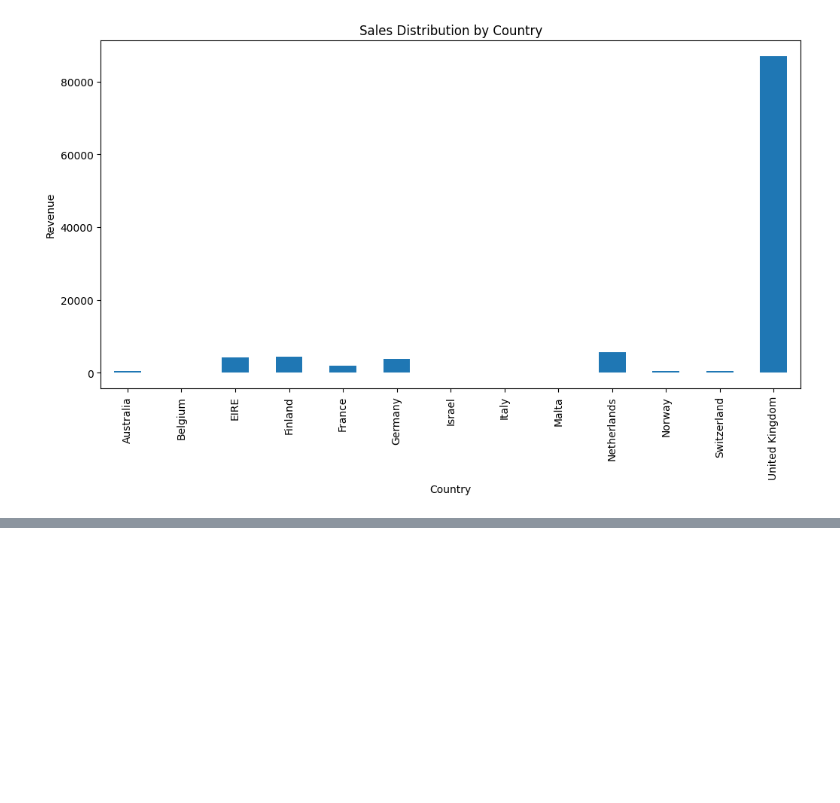
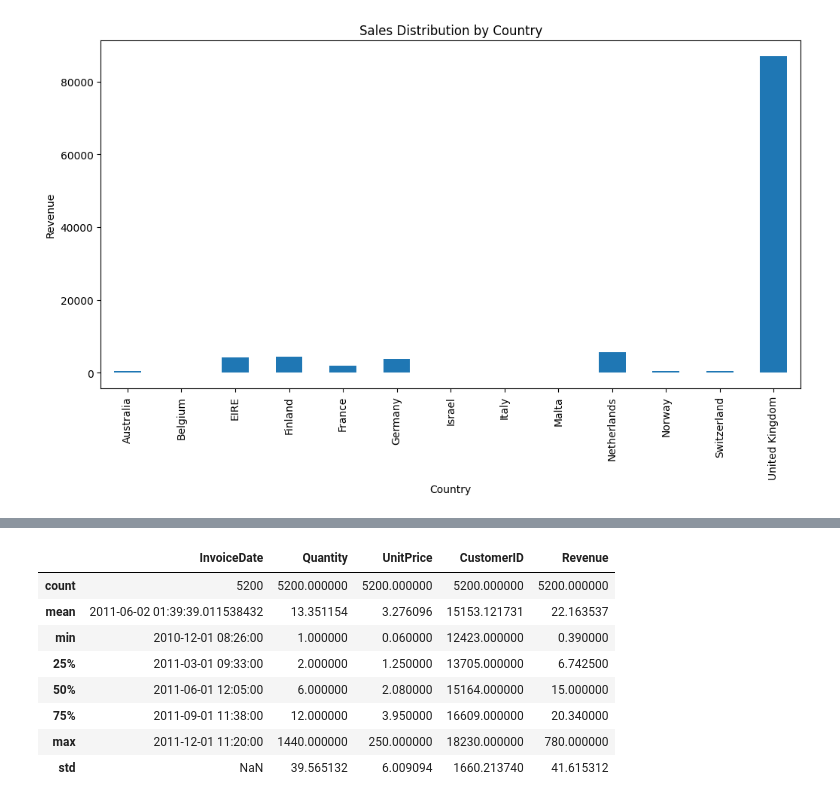
Before and after one commit to Tee-DataA/Online_Retail_Sales_Analysis, a Jupyter notebook: jupyter_notebooks/Sayed_test.ipynb, the cells around one changed output, grey strips where cells are left out. Drawn from its saved outputs; the diff is of its cells as text; code cells hidden in the pictures; blank space fills up the shorter version.

```diff
--- a/jupyter_notebooks/Sayed_test.ipynb
+++ b/jupyter_notebooks/Sayed_test.ipynb
@@ -260,0 +281,12 @@ plt.show()
+# %%
+extracted_rows.describe()
+# %% [output]
+|  | InvoiceDate | Quantity | UnitPrice | CustomerID | Revenue |
+| count | 5200 | 5200.000000 | 5200.000000 | 5200.000000 | 5200.000000 |
+| mean | 2011-06-02 01:39:39.011538432 | 13.351154 | 3.276096 | 15153.121731 | 22.163537 |
+| min | 2010-12-01 08:26:00 | 1.000000 | 0.060000 | 12423.000000 | 0.390000 |
+| 25% | 2011-03-01 09:33:00 | 2.000000 | 1.250000 | 13705.000000 | 6.742500 |
+| 50% | 2011-06-01 12:05:00 | 6.000000 | 2.080000 | 15164.000000 | 15.000000 |
+| 75% | 2011-09-01 11:38:00 | 12.000000 | 3.950000 | 16609.000000 | 20.340000 |
+| max | 2011-12-01 11:20:00 | 1440.000000 | 250.000000 | 18230.000000 | 780.000000 |
+| std | NaN | 39.565132 | 6.009094 | 1660.213740 | 41.615312 |
```
Also changed, not shown: parts of 3 cells of this notebook.
